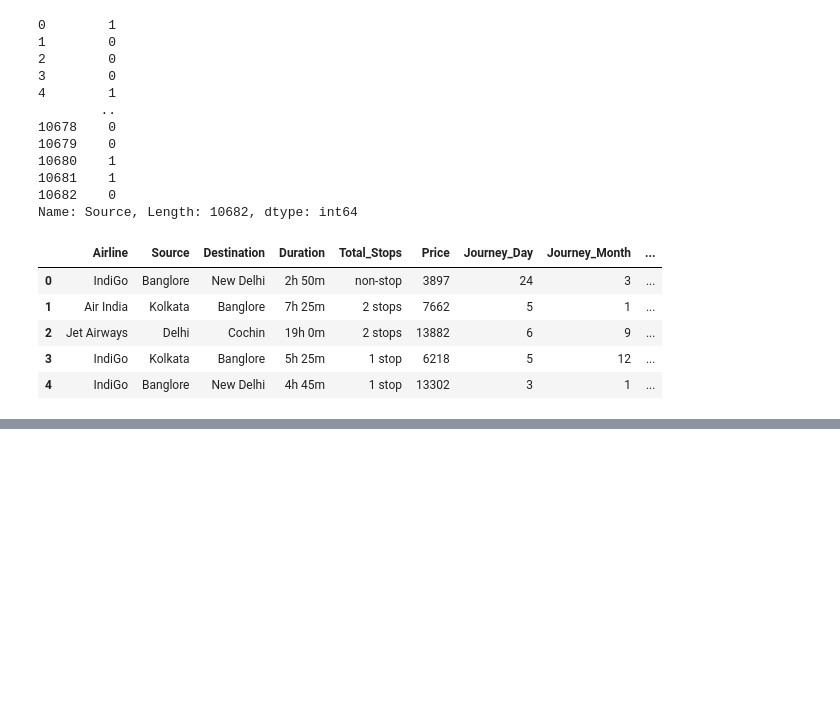
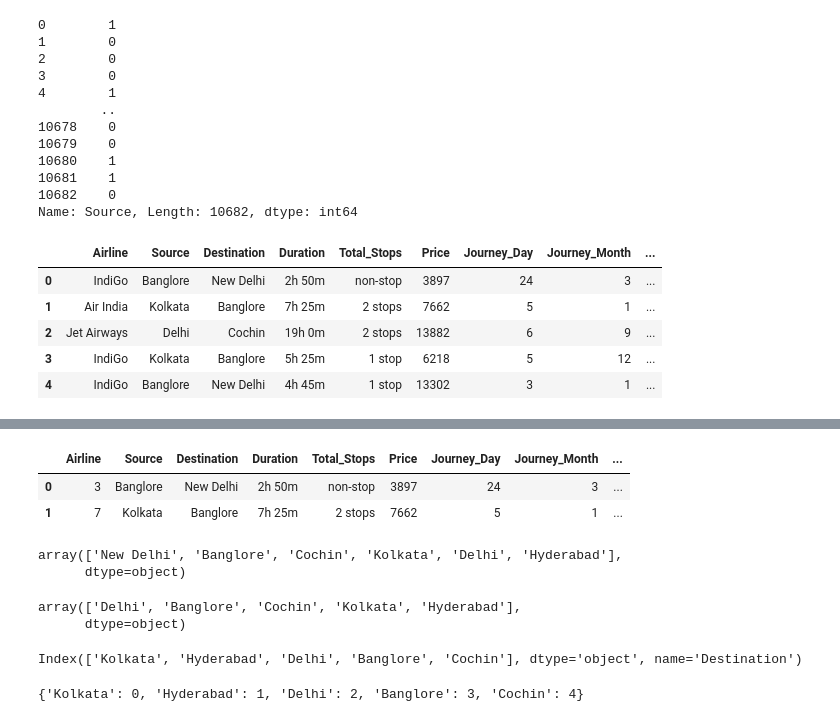
Before and after one commit to astro274/PredictFareAirline, a Jupyter notebook: prefairairline.ipynb, the cells around one changed output, grey strips where cells are left out. Cells and saved outputs as stored; diff of their text form; code cells hidden in the pictures; blank space fills up the shorter version.

Commit message:
performed target guided encoding on Airline, Destination and manual encoding on Total_Stops

```diff
--- a/prefairairline.ipynb
+++ b/prefairairline.ipynb
@@ -522,0 +525,2 @@ data.head()
+# %%
+airlines = data.groupby(['Airline'])['Price'].mean().sort_values().index
@@ -522,0 +535,2 @@ data.head()
+# %%
+dict1 = {key:index for index,key in enumerate(airlines,0)}
@@ -522,0 +552,2 @@ data.head()
+# %%
+data['Airline'] = data['Airline'].map(dict1)
@@ -522,0 +569,11 @@ data.head()
+# %%
+data.head(2)
+# %% [output]
+|  | Airline | Source | Destination | Duration | Total_Stops | Price | Journey_Day | Journey_Month | ... |
+| 0 | 3 | Banglore | New Delhi | 2h 50m | non-stop | 3897 | 24 | 3 | ... |
+| 1 | 7 | Kolkata | Banglore | 7h 25m | 2 stops | 7662 | 5 | 1 | ... |
+# %%
+data['Destination'].unique()
+# %% [output]
+array(['New Delhi', 'Banglore', 'Cochin', 'Kolkata', 'Delhi', 'Hyderabad'],
+      dtype=object)
@@ -522,0 +582,5 @@ data.head()
+# %%
+data['Destination'].unique()
+# %% [output]
+array(['Delhi', 'Banglore', 'Cochin', 'Kolkata', 'Hyderabad'],
+      dtype=object)
@@ -522,0 +589,4 @@ data.head()
+# %%
+dest
+# %% [output]
+Index(['Kolkata', 'Hyderabad', 'Delhi', 'Banglore', 'Cochin'], dtype='object', name='Destination')
@@ -522,0 +595,4 @@ data.head()
+# %%
+dict2
+# %% [output]
+{'Kolkata': 0, 'Hyderabad': 1, 'Delhi': 2, 'Banglore': 3, 'Cochin': 4}
```
Also changed, not shown: parts of 16 cells of this notebook.
